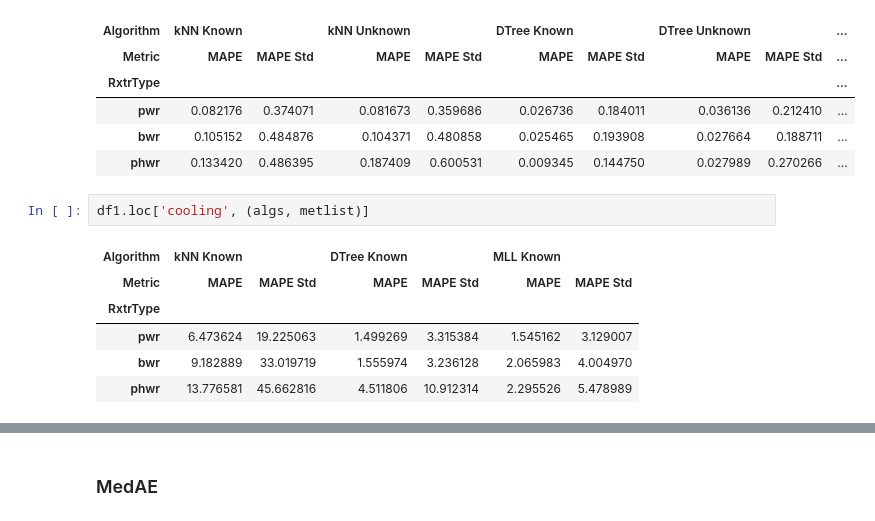
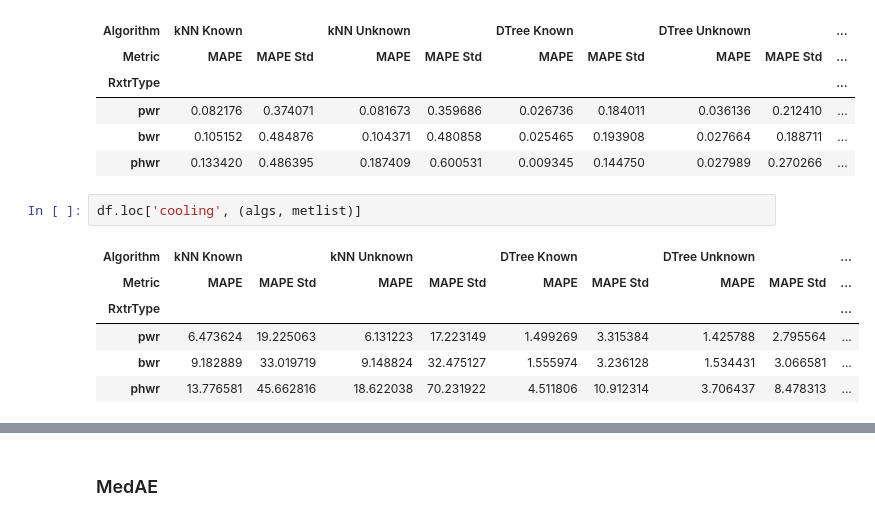
Before and after one commit to opotowsky/process_results, a Jupyter notebook: rxtr-type_mll_scikit_compare.ipynb, the cells around one changed output, grey strips where cells are left out. Cells and saved outputs as stored; diff of their text form.

```diff
--- a/rxtr-type_mll_scikit_compare.ipynb
+++ b/rxtr-type_mll_scikit_compare.ipynb
@@ -59,12 +79,12 @@ df.loc['burnup', (algs, metlist)]
 | bwr | 0.105152 | 0.484876 | 0.104371 | 0.480858 | 0.025465 | 0.193908 | 0.027664 | 0.188711 | ... |
 | phwr | 0.133420 | 0.486395 | 0.187409 | 0.600531 | 0.009345 | 0.144750 | 0.027989 | 0.270266 | ... |
 # %%
-df1.loc['cooling', (algs, metlist)]
+df.loc['cooling', (algs, metlist)]
 # %% [output]
-| Algorithm | kNN Known |  | DTree Known |  | MLL Known |  |
-| Metric | MAPE | MAPE Std | MAPE | MAPE Std | MAPE | MAPE Std |
-| RxtrType |  |  |  |  |  |  |
-| pwr | 6.473624 | 19.225063 | 1.499269 | 3.315384 | 1.545162 | 3.129007 |
-| bwr | 9.182889 | 33.019719 | 1.555974 | 3.236128 | 2.065983 | 4.004970 |
-| phwr | 13.776581 | 45.662816 | 4.511806 | 10.912314 | 2.295526 | 5.478989 |
+| Algorithm | kNN Known |  | kNN Unknown |  | DTree Known |  | DTree Unknown |  | ... |
+| Metric | MAPE | MAPE Std | MAPE | MAPE Std | MAPE | MAPE Std | MAPE | MAPE Std | ... |
+| RxtrType |  |  |  |  |  |  |  |  | ... |
+| pwr | 6.473624 | 19.225063 | 6.131223 | 17.223149 | 1.499269 | 3.315384 | 1.425788 | 2.795564 | ... |
+| bwr | 9.182889 | 33.019719 | 9.148824 | 32.475127 | 1.555974 | 3.236128 | 1.534431 | 3.066581 | ... |
+| phwr | 13.776581 | 45.662816 | 18.622038 | 70.231922 | 4.511806 | 10.912314 | 3.706437 | 8.478313 | ... |
 # %%
```
Also changed, not shown: parts of 6 cells of this notebook, 2 other files.
